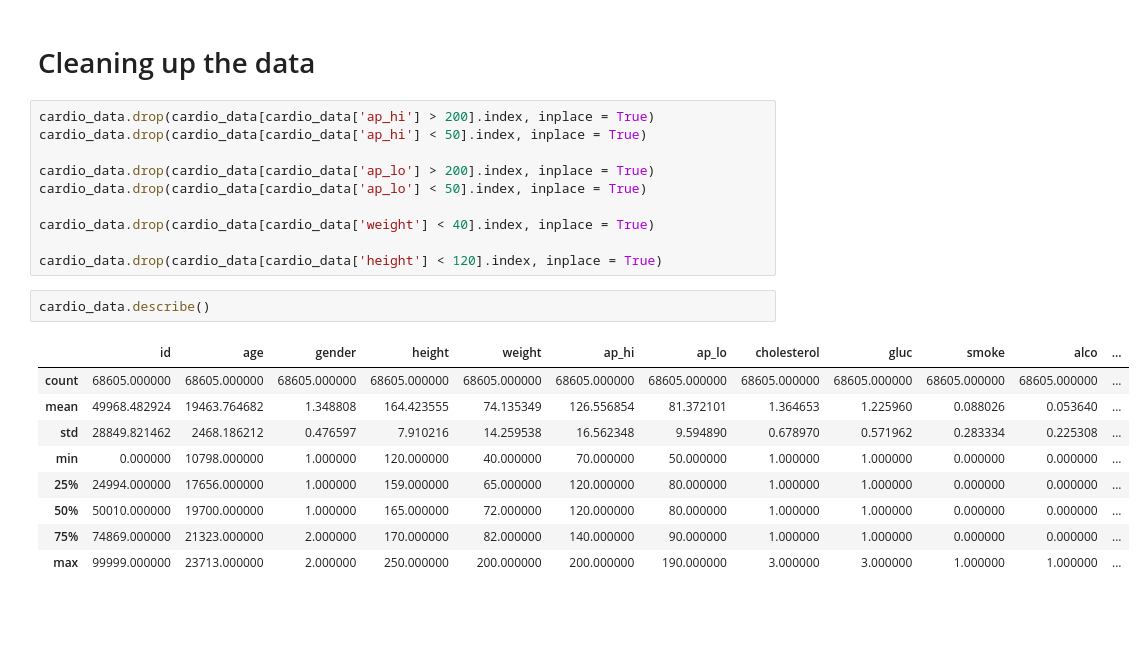
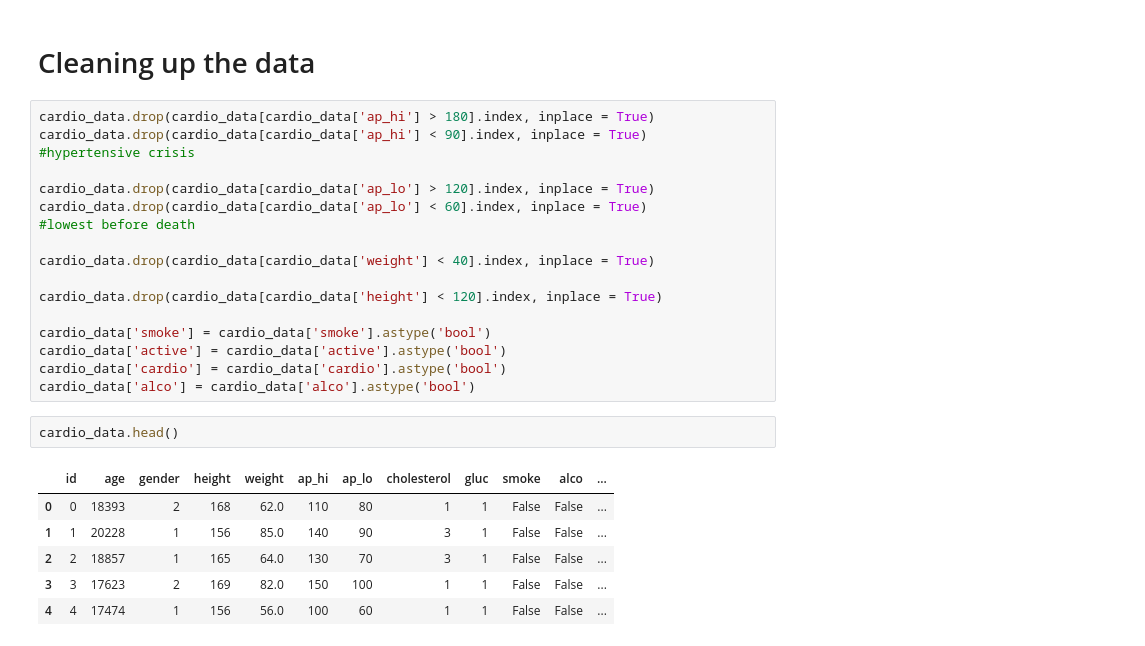
Before and after one commit to aftanza/IE0005-Project, a Jupyter notebook: Main Cardio.ipynb, the cells around one changed output. Saved outputs shown, nothing was run; the diff lists cells and outputs as text; blank space fills up the shorter version.

```diff
--- a/Main Cardio.ipynb
+++ b/Main Cardio.ipynb
@@ -54,28 +54,32 @@ sb.boxplot(data = cardio_data[["ap_lo"]], ax = axes[4], orient = "h")
 [figure]
 # %% [markdown]
 # Cleaning up the data
-# %%
-cardio_data.drop(cardio_data[cardio_data['ap_hi'] > 200].index, inplace = True)
-cardio_data.drop(cardio_data[cardio_data['ap_hi'] < 50].index, inplace = True)
-
-cardio_data.drop(cardio_data[cardio_data['ap_lo'] > 200].index, inplace = True)
-cardio_data.drop(cardio_data[cardio_data['ap_lo'] < 50].index, inplace = True)
-
-cardio_data.drop(cardio_data[cardio_data['weight'] < 40].index, inplace = True)
-
-cardio_data.drop(cardio_data[cardio_data['height'] < 120].index, inplace = True)
+# %%
+cardio_data.drop(cardio_data[cardio_data['ap_hi'] > 180].index, inplace = True)
+cardio_data.drop(cardio_data[cardio_data['ap_hi'] < 90].index, inplace = True)
+#hypertensive crisis
+
+cardio_data.drop(cardio_data[cardio_data['ap_lo'] > 120].index, inplace = True)
+cardio_data.drop(cardio_data[cardio_data['ap_lo'] < 60].index, inplace = True)
+#lowest before death
+
+cardio_data.drop(cardio_data[cardio_data['weight'] < 40].index, inplace = True)
+
+cardio_data.drop(cardio_data[cardio_data['height'] < 120].index, inplace = True)
+
+cardio_data['smoke'] = cardio_data['smoke'].astype('bool')
+cardio_data['active'] = cardio_data['active'].astype('bool')
+cardio_data['cardio'] = cardio_data['cardio'].astype('bool')
+cardio_data['alco'] = cardio_data['alco'].astype('bool')
 # %%
-cardio_data.describe()
+cardio_data.head()
 # %% [output]
 |  | id | age | gender | height | weight | ap_hi | ap_lo | cholesterol | gluc | smoke | alco | ... |
-| count | 68605.000000 | 68605.000000 | 68605.000000 | 68605.000000 | 68605.000000 | 68605.000000 | 68605.000000 | 68605.000000 | 68605.000000 | 68605.000000 | 68605.000000 | ... |
-| mean | 49968.482924 | 19463.764682 | 1.348808 | 164.423555 | 74.135349 | 126.556854 | 81.372101 | 1.364653 | 1.225960 | 0.088026 | 0.053640 | ... |
-| std | 28849.821462 | 2468.186212 | 0.476597 | 7.910216 | 14.259538 | 16.562348 | 9.594890 | 0.678970 | 0.571962 | 0.283334 | 0.225308 | ... |
-| min | 0.000000 | 10798.000000 | 1.000000 | 120.000000 | 40.000000 | 70.000000 | 50.000000 | 1.000000 | 1.000000 | 0.000000 | 0.000000 | ... |
-| 25% | 24994.000000 | 17656.000000 | 1.000000 | 159.000000 | 65.000000 | 120.000000 | 80.000000 | 1.000000 | 1.000000 | 0.000000 | 0.000000 | ... |
-| 50% | 50010.000000 | 19700.000000 | 1.000000 | 165.000000 | 72.000000 | 120.000000 | 80.000000 | 1.000000 | 1.000000 | 0.000000 | 0.000000 | ... |
-| 75% | 74869.000000 | 21323.000000 | 2.000000 | 170.000000 | 82.000000 | 140.000000 | 90.000000 | 1.000000 | 1.000000 | 0.000000 | 0.000000 | ... |
-| max | 99999.000000 | 23713.000000 | 2.000000 | 250.000000 | 200.000000 | 200.000000 | 190.000000 | 3.000000 | 3.000000 | 1.000000 | 1.000000 | ... |
+| 0 | 0 | 18393 | 2 | 168 | 62.0 | 110 | 80 | 1 | 1 | False | False | ... |
+| 1 | 1 | 20228 | 1 | 156 | 85.0 | 140 | 90 | 3 | 1 | False | False | ... |
+| 2 | 2 | 18857 | 1 | 165 | 64.0 | 130 | 70 | 3 | 1 | False | False | ... |
+| 3 | 3 | 17623 | 2 | 169 | 82.0 | 150 | 100 | 1 | 1 | False | False | ... |
+| 4 | 4 | 17474 | 1 | 156 | 56.0 | 100 | 60 | 1 | 1 | False | False | ... |
 # %%
 f, axes = plt.subplots(5, 1, figsize=(24, 20))
 
```
Also changed, not shown: parts of 32 cells of this notebook.
